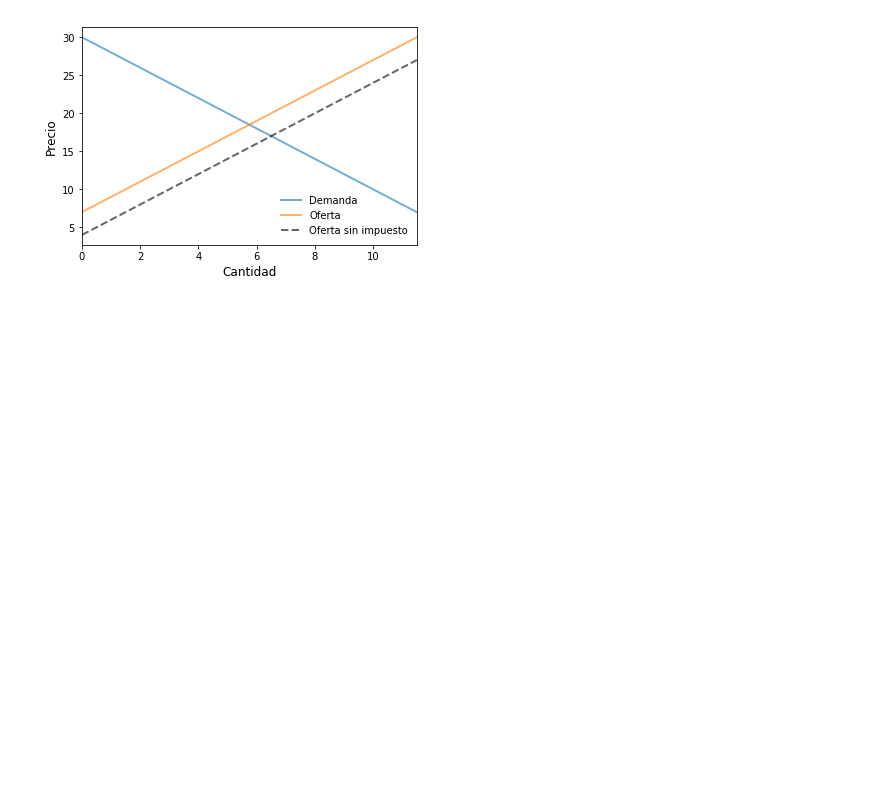
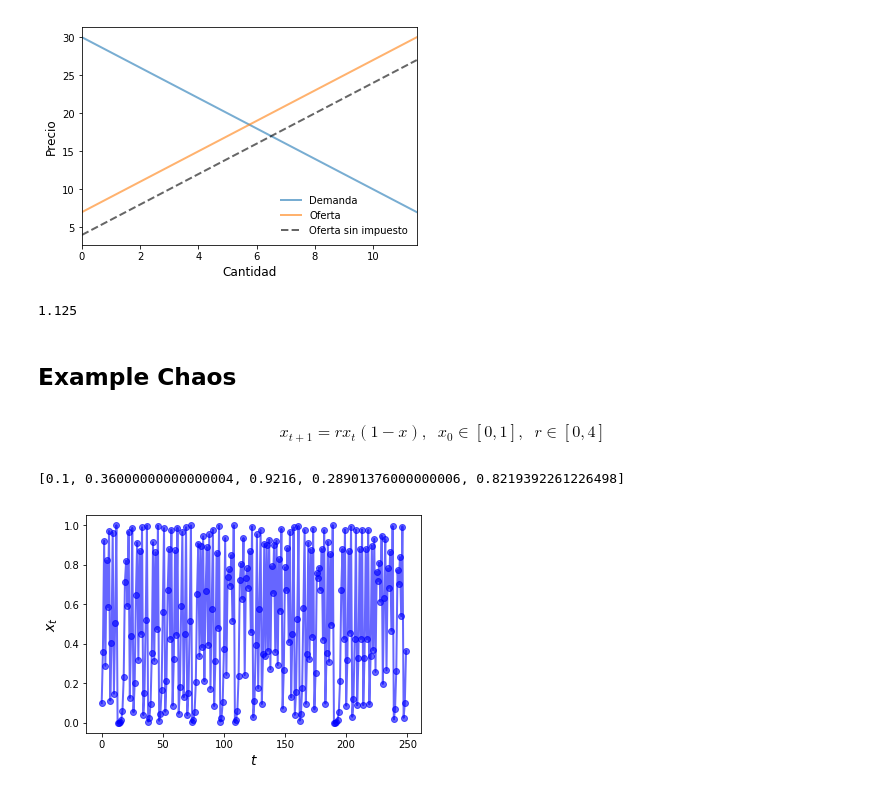
Before and after one commit to sjvasconcello/quantecon, a Jupyter notebook: advancedPython/OOP II.ipynb, the cells around one changed output. Drawn from its saved outputs; the diff is of its cells as text; code cells hidden in the pictures; blank space fills up the shorter version.

Commit message:
Add Chaos to OOP II

```diff
--- a/advancedPython/OOP II.ipynb
+++ b/advancedPython/OOP II.ipynb
@@ -208,3 +214,59 @@ ax.legend(loc='lower right', frameon=False, fontsize=10)
 plt.show()
 # %% [output]
 [figure]
+# %%
+def deadw(m):
+    #Crea un mercado analogo donde no hay impuesto
+
+    m_no_tax = Market(m.ad,m.bd,m.az,m.bz,0)
+
+    surp1 = m_no_tax.consumer_surp() + m_no_tax.producer_surp()
+    surp2 = m.consumer_surp() + m.producer_surp() + m.taxrev()
+    return surp1 -surp2
+
+baseline_params = 15, .5, -2, .5, 3
+m = Market(*baseline_params)
+deadw(m)  # Show deadweight loss
+# %% [output]
+1.125
+# %% [markdown]
+## Example Chaos
+# %% [markdown]
+$$x_{t+1} = rx_t(1 - x), \;\; x_0 \in [0,1], \; \; r \in [0,4]$$
+# %%
+class Chaos:
+    def __init__(self, x0, r):
+        self.x, self.r = x0, r
+
+    def update(self):
+        self.x = self.r * self.x * (1  - self.x)
+
+    def generate_sequence(self, n):
+        path = []
+        for i in range(n):
+            path.append(self.x)
+            self.update()
+        return path
+
+ch = Chaos(0.1 ,4.0)
+ch.generate_sequence(5)
+# %% [output]
+[0.1, 0.36000000000000004, 0.9216, 0.28901376000000006, 0.8219392261226498]
+# %%
+import matplotlib.pyplot as plt
+%matplotlib inline
+
+
+ch = Chaos(0.1, 4.0)
+
+ts_length = 250
+
+fig, ax = plt.subplots()
+ax.set_xlabel('$t$', fontsize=14)
+ax.set_ylabel('$x_t$', fontsize=14)
+
+x = ch.generate_sequence(ts_length)
+ax.plot(range(ts_length), x, 'bo-', alpha=0.6, lw=2, label='$x_t$')
+plt.show()
+# %% [output]
+[figure, added]
```
Also changed, not shown: parts of 2 cells of this notebook.
